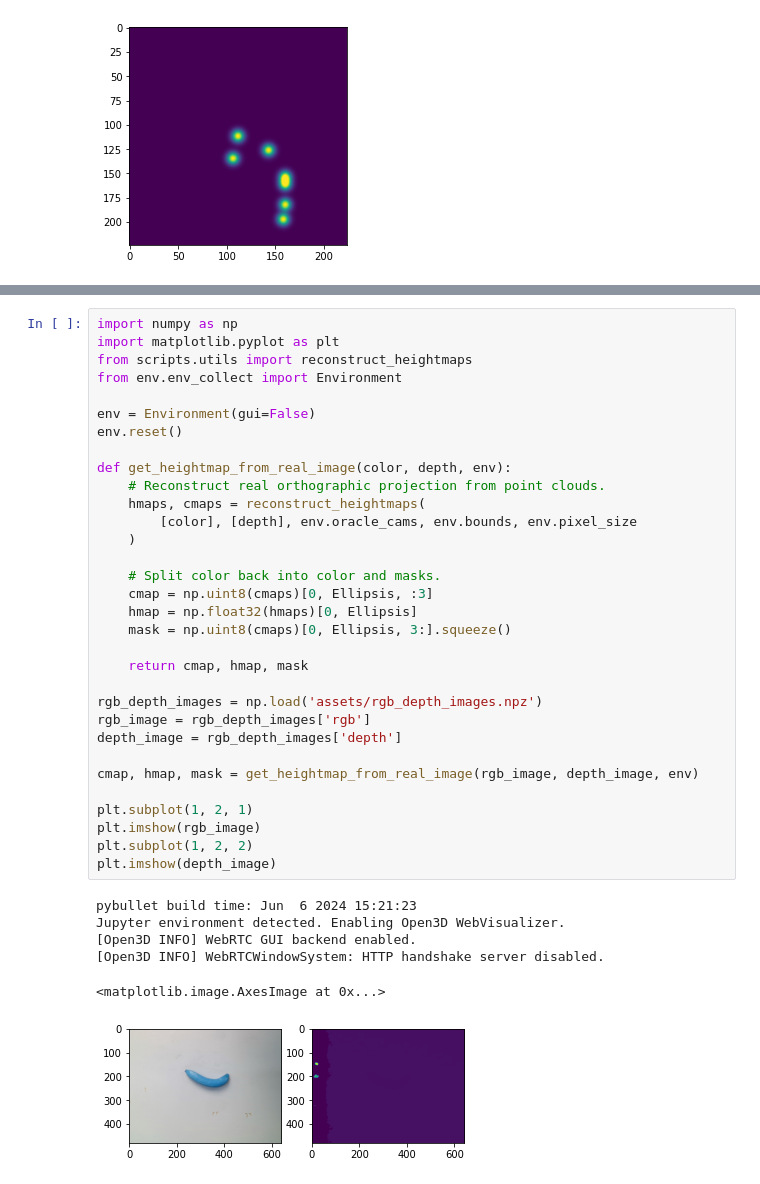
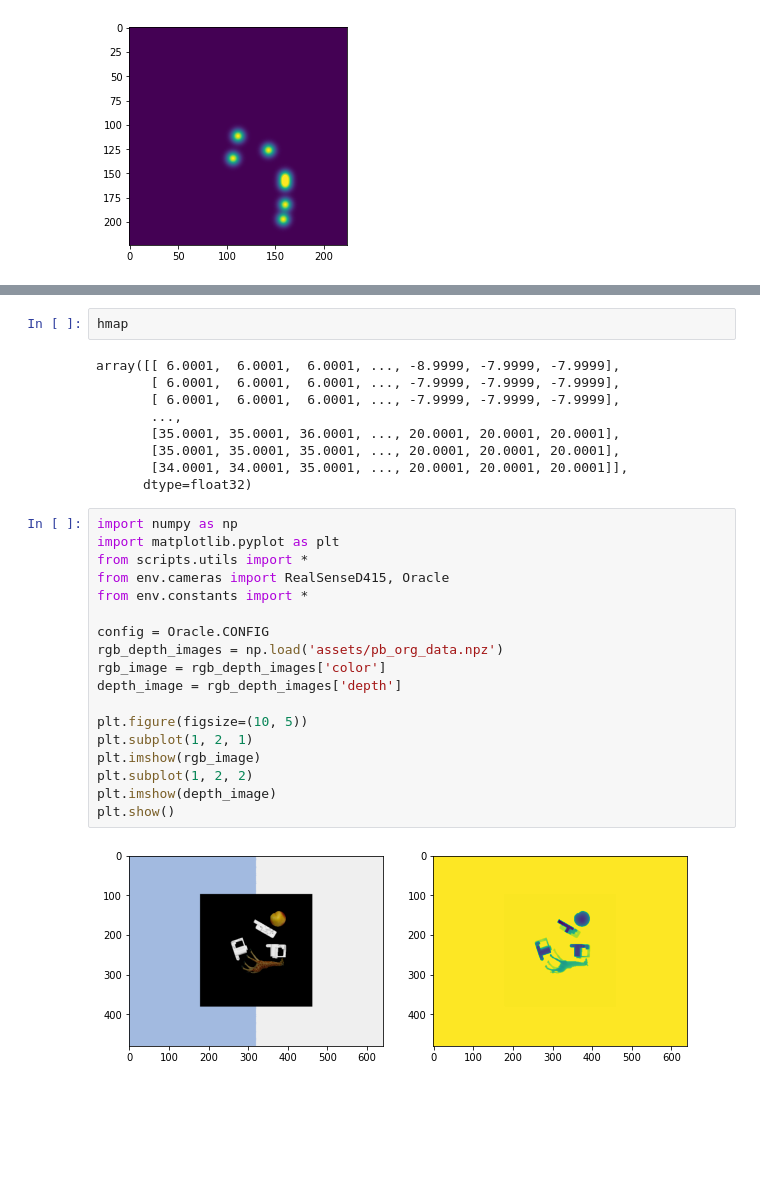
Before and after one commit to yuanmingqi/SAMG, a Jupyter notebook: process.ipynb, the cells around one changed output, grey strips where cells are left out. Cells and saved outputs as stored; diff of their text form; blank space fills up the shorter version.

```diff
--- a/process.ipynb
+++ b/process.ipynb
@@ -121,39 +149,31 @@ plt.imshow(heatmap)
+# %%
+hmap
+# %% [output]
+array([[ 6.0001,  6.0001,  6.0001, ..., -8.9999, -7.9999, -7.9999],
+       [ 6.0001,  6.0001,  6.0001, ..., -7.9999, -7.9999, -7.9999],
+       [ 6.0001,  6.0001,  6.0001, ..., -7.9999, -7.9999, -7.9999],
+       ...,
+       [35.0001, 35.0001, 36.0001, ..., 20.0001, 20.0001, 20.0001],
+       [35.0001, 35.0001, 35.0001, ..., 20.0001, 20.0001, 20.0001],
+       [34.0001, 34.0001, 35.0001, ..., 20.0001, 20.0001, 20.0001]],
+      dtype=float32)
 # %%
 import numpy as np
 import matplotlib.pyplot as plt
-from scripts.utils import reconstruct_heightmaps
-from env.env_collect import Environment
+from scripts.utils import *
+from env.cameras import RealSenseD415, Oracle
+from env.constants import *
 
-env = Environment(gui=False)
-env.reset()
-
-def get_heightmap_from_real_image(color, depth, env):
-    # Reconstruct real orthographic projection from point clouds.
-    hmaps, cmaps = reconstruct_heightmaps(
-        [color], [depth], env.oracle_cams, env.bounds, env.pixel_size
-    )
-
-    # Split color back into color and masks.
-    cmap = np.uint8(cmaps)[0, Ellipsis, :3]
-    hmap = np.float32(hmaps)[0, Ellipsis]
-    mask = np.uint8(cmaps)[0, Ellipsis, 3:].squeeze()
-
-    return cmap, hmap, mask
-
-rgb_depth_images = np.load('assets/rgb_depth_images.npz')
-rgb_image = rgb_depth_images['rgb']
+config = Oracle.CONFIG
+rgb_depth_images = np.load('assets/pb_org_data.npz')
+rgb_image = rgb_depth_images['color']
 depth_image = rgb_depth_images['depth']
 
-cmap, hmap, mask = get_heightmap_from_real_image(rgb_image, depth_image, env)
-
+plt.figure(figsize=(10, 5))
 plt.subplot(1, 2, 1)
 plt.imshow(rgb_image)
 plt.subplot(1, 2, 2)
 plt.imshow(depth_image)
+plt.show()
 # %% [output]
-pybullet build time: Jun  6 2024 15:21:23
-Jupyter environment detected. Enabling Open3D WebVisualizer.
-[Open3D INFO] WebRTC GUI backend enabled.
-[Open3D INFO] WebRTCWindowSystem: HTTP handshake server disabled.
-<matplotlib.image.AxesImage at 0x...>
-[figure, old version]
+[figure, new version]
```
Also changed, not shown: parts of 9 cells of this notebook, 6 other files.
